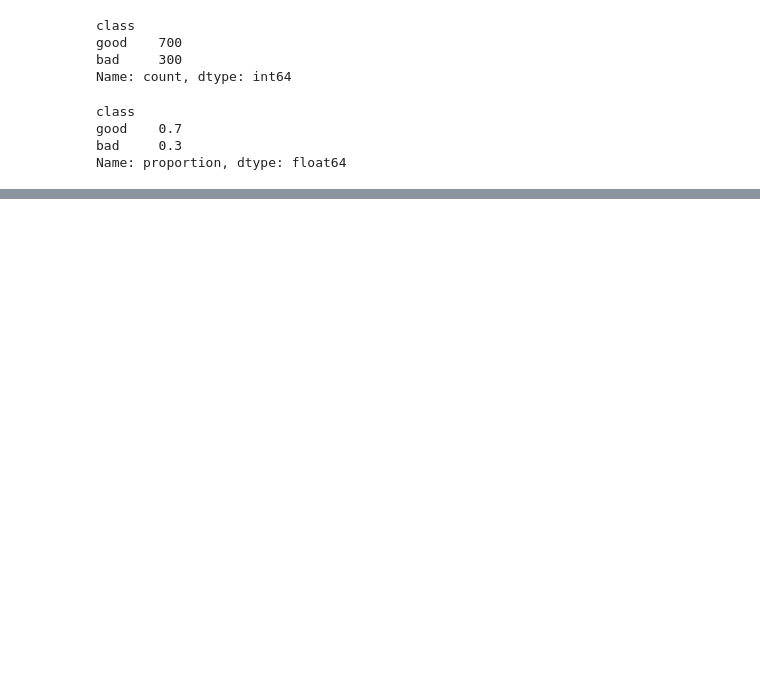
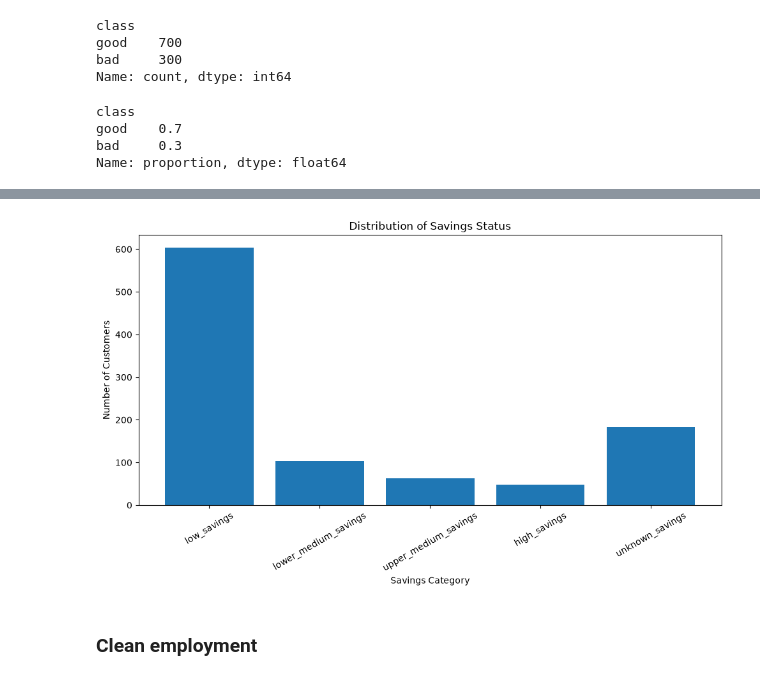
Before and after one commit to Timothious-arhamsoft/DailyTask, a Jupyter notebook: Task27/Day5_real_dataset.ipynb, the cells around one changed output, grey strips where cells are left out. Saved outputs shown, nothing was run; the diff lists cells and outputs as text; code cells hidden in the pictures; blank space fills up the shorter version.

```diff
--- a/Task27/Day5_real_dataset.ipynb
+++ b/Task27/Day5_real_dataset.ipynb
@@ -210,0 +335,4 @@ Name: proportion, dtype: float64
+# %%
+checking_map = {"<0": "negative_balance","0<=X<200": "low_balance",">=200": "high_balance","no checking": "no_checking_account"}
+df["checking_status"] = (df["checking_status"].cat.rename_categories(checking_map))
+print(df["checking_status"])
@@ -210,0 +355,4 @@ Name: proportion, dtype: float64
+# %%
+savings_map = {"<100": "low_savings","100<=X<500": "lower_medium_savings","500<=X<1000": "upper_medium_savings",">=1000": "high_savings","no known savings": "unknown_savings"}
+df["savings_status"] = (df["savings_status"].cat.rename_categories(savings_map))
+print(df["savings_status"])
@@ -210,0 +384,29 @@ Name: proportion, dtype: float64
+# %%
+fig, ax = plt.subplots(figsize=(10, 6))
+
+counts = df["savings_status"].value_counts()
+
+order = [
+    "low_savings",
+    "lower_medium_savings",
+    "upper_medium_savings",
+    "high_savings",
+    "unknown_savings"
+]
+
+counts = counts.reindex(order, fill_value=0)
+
+ax.bar(counts.index, counts.values)
+
+ax.set_title("Distribution of Savings Status")
+ax.set_xlabel("Savings Category")
+ax.set_ylabel("Number of Customers")
+ax.tick_params(axis="x", rotation=30)
+
+fig.tight_layout()
+fig.savefig("graphs/image_2_savings_status.png", dpi=150)
+plt.show()
+# %% [output]
+[figure, added]
+# %% [markdown]
+### Clean employment
```
Also changed, not shown: parts of 49 cells of this notebook, 5 other files.
